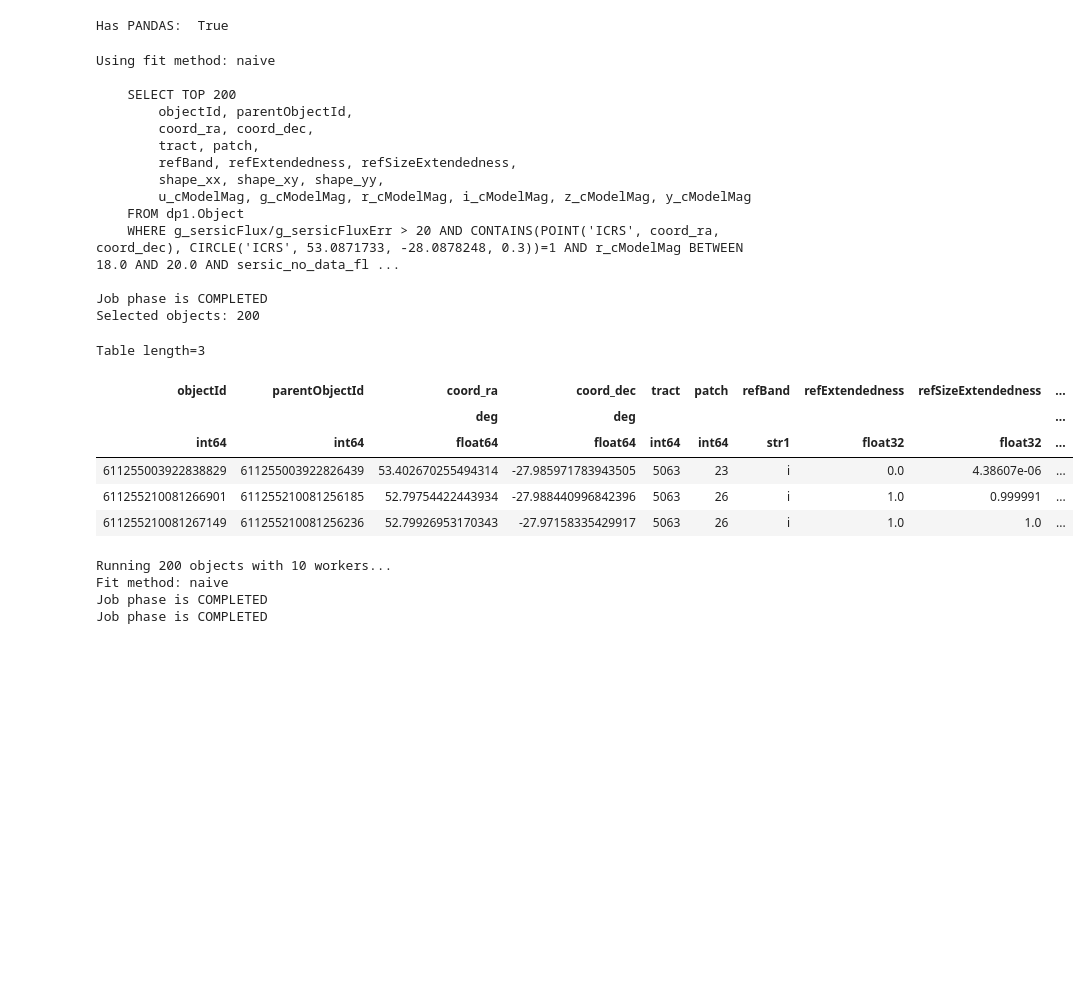
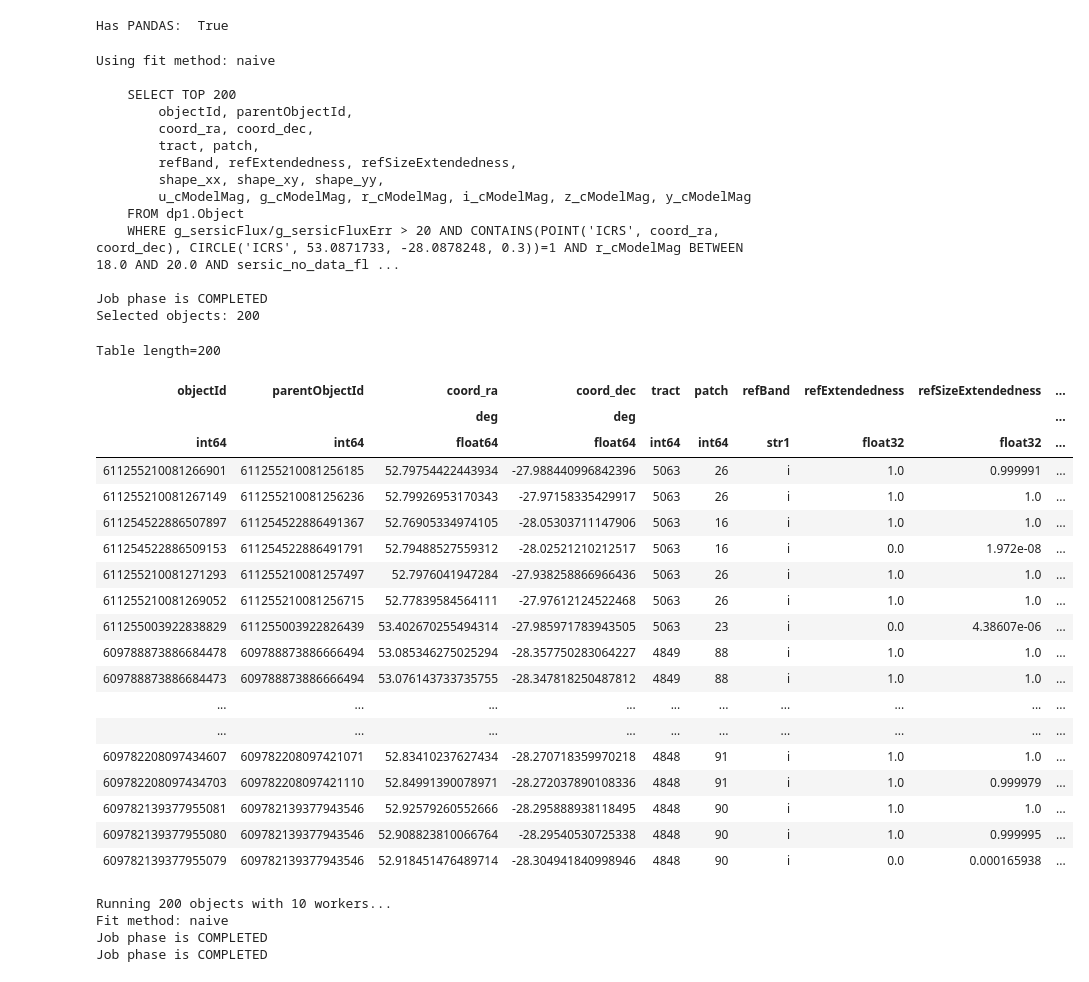
Before and after one commit to LSSTDESC/DifferentialCR, a Jupyter notebook: DCR_many_objects.ipynb, the cells around one changed output. Saved outputs shown, nothing was run; the diff lists cells and outputs as text; code cells hidden in the pictures; blank space fills up the shorter version.

```diff
--- a/DCR_many_objects.ipynb
+++ b/DCR_many_objects.ipynb
@@ -122,38 +122,51 @@ def build_object_query(
     return query
 
 
 object_query = build_object_query(
     RA_CENTER, DEC_CENTER, SEARCH_RADIUS,
     mag_band=MAG_BAND, mag_min=MAG_MIN, mag_max=MAG_MAX,
     top_n=TOP_N_OBJECTS, require_isolated=REQUIRE_ISOLATED, require_clean=REQUIRE_CLEAN, SNR=SNR
 )
 print(f"Using fit method: {FIT_METHOD}")
 print(object_query)
 object_table = queryTAP(object_query)
 print(f"Selected objects: {len(object_table)}")
-object_table[:3]
+object_table[:]
 # %% [output]
 Using fit method: naive
 
     SELECT TOP 200
         objectId, parentObjectId,
         coord_ra, coord_dec,
         tract, patch,
         refBand, refExtendedness, refSizeExtendedness,
         shape_xx, shape_xy, shape_yy,
         u_cModelMag, g_cModelMag, r_cModelMag, i_cModelMag, z_cModelMag, y_cModelMag
     FROM dp1.Object
     WHERE g_sersicFlux/g_sersicFluxErr > 20 AND CONTAINS(POINT('ICRS', coord_ra, coord_dec), CIRCLE('ICRS', 53.0871733, -28.0878248, 0.3))=1 AND r_cModelMag BETWEEN 18.0 AND 20.0 AND sersic_no_data_fl ...
 
 Job phase is COMPLETED
 Selected objects: 200
-Table length=3
+Table length=200
 | objectId | parentObjectId | coord_ra | coord_dec | tract | patch | refBand | refExtendedness | refSizeExtendedness | ... |
 |  |  | deg | deg |  |  |  |  |  | ... |
 | int64 | int64 | float64 | float64 | int64 | int64 | str1 | float32 | float32 | ... |
-| 611255003922838829 | 611255003922826439 | 53.402670255494314 | -27.985971783943505 | 5063 | 23 | i | 0.0 | 4.38607e-06 | ... |
 | 611255210081266901 | 611255210081256185 | 52.79754422443934 | -27.988440996842396 | 5063 | 26 | i | 1.0 | 0.999991 | ... |
 | 611255210081267149 | 611255210081256236 | 52.79926953170343 | -27.97158335429917 | 5063 | 26 | i | 1.0 | 1.0 | ... |
+| 611254522886507897 | 611254522886491367 | 52.76905334974105 | -28.05303711147906 | 5063 | 16 | i | 1.0 | 1.0 | ... |
+| 611254522886509153 | 611254522886491791 | 52.79488527559312 | -28.02521210212517 | 5063 | 16 | i | 0.0 | 1.972e-08 | ... |
+| 611255210081271293 | 611255210081257497 | 52.7976041947284 | -27.938258866966436 | 5063 | 26 | i | 1.0 | 1.0 | ... |
+| 611255210081269052 | 611255210081256715 | 52.77839584564111 | -27.97612124522468 | 5063 | 26 | i | 1.0 | 1.0 | ... |
+| 611255003922838829 | 611255003922826439 | 53.402670255494314 | -27.985971783943505 | 5063 | 23 | i | 0.0 | 4.38607e-06 | ... |
+| 609788873886684478 | 609788873886666494 | 53.085346275025294 | -28.357750283064227 | 4849 | 88 | i | 1.0 | 1.0 | ... |
+| 609788873886684473 | 609788873886666494 | 53.076143733735755 | -28.347818250487812 | 4849 | 88 | i | 1.0 | 1.0 | ... |
+| ... | ... | ... | ... | ... | ... | ... | ... | ... | ... |
+| ... | ... | ... | ... | ... | ... | ... | ... | ... | ... |
+| 609782208097434607 | 609782208097421071 | 52.83410237627434 | -28.270718359970218 | 4848 | 91 | i | 1.0 | 1.0 | ... |
+| 609782208097434703 | 609782208097421110 | 52.84991390078971 | -28.272037890108336 | 4848 | 91 | i | 1.0 | 0.999979 | ... |
+| 609782139377955081 | 609782139377943546 | 52.92579260552666 | -28.295888938118495 | 4848 | 90 | i | 1.0 | 1.0 | ... |
+| 609782139377955080 | 609782139377943546 | 52.908823810066764 | -28.29540530725338 | 4848 | 90 | i | 1.0 | 0.999995 | ... |
+| 609782139377955079 | 609782139377943546 | 52.918451476489714 | -28.304941840998946 | 4848 | 90 | i | 0.0 | 0.000165938 | ... |
 # %%
 # -----------------------------------
 # 2) Per-object calculation functions
```
Also changed, not shown: parts of 3 cells of this notebook, 1 other file.
